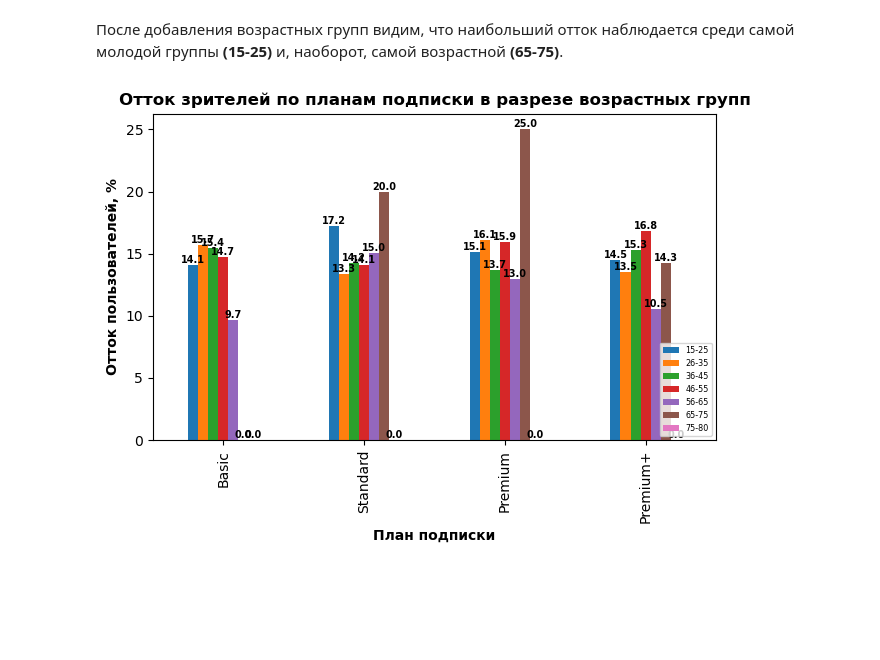
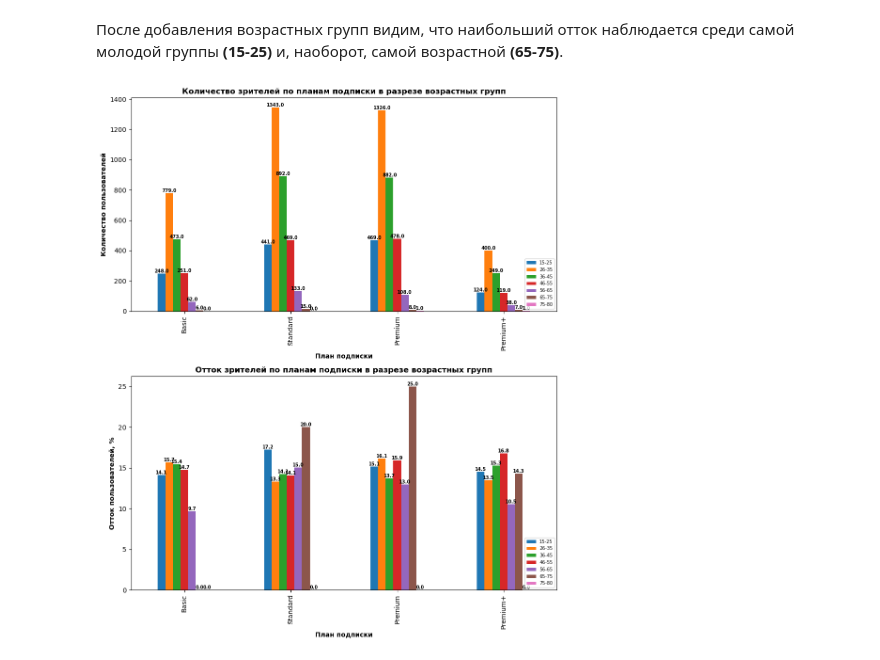
Before and after one commit to rouch314/netflix-users-behavior-analysis, a Jupyter notebook: netflix-analysis.ipynb, the cells around one changed output. Drawn from its saved outputs; the diff is of its cells as text; code cells hidden in the pictures; blank space fills up the shorter version.

```diff
--- a/netflix-analysis.ipynb
+++ b/netflix-analysis.ipynb
@@ -913,17 +913,30 @@ plt.show()
 # %% [markdown]
 После добавления возрастных групп видим, что наибольший отток наблюдается среди самой молодой группы **(15-25)** и, наоборот, самой возрастной **(65-75)**.
 # %%
+users_by_sub_age = df.groupby(['subscription_plan', 'age_group'], observed= True)['user_id'].count().sort_values()
 churn_by_sub_age = df.groupby(['subscription_plan', 'age_group'], observed= True)['is_active'].apply(lambda x: (1 - x.mean()) * 100).sort_values()
 
-plot = churn_by_sub_age.unstack().plot(kind='bar')
-for i in plot.containers:
-    plot.bar_label(i, fmt='%.1f', fontsize=7, fontweight='bold')
+fig, axes = plt.subplots(2, 1, figsize=(10, 12))
 
-plt.xlabel('План подписки', fontweight='bold')
-plt.ylabel('Отток пользователей, %', fontweight='bold')
-plt.title('Отток зрителей по планам подписки в разрезе возрастных групп', fontweight='bold')
+plot1 = users_by_sub_age.unstack().plot(kind='bar', ax=axes[0], width=0.5)
+for i in plot1.containers:
+    plot1.bar_label(i, fmt='%.1f', fontsize=7, fontweight='bold')
+
+plot1.set_xlabel('План подписки', fontweight='bold')
+plot1.set_ylabel('Количество пользователей', fontweight='bold')
+plot1.set_title('Количество зрителей по планам подписки в разрезе возрастных групп', fontweight='bold')
+plot1.legend(loc='lower right', fontsize='x-small')
+
+plot2 = churn_by_sub_age.unstack().plot(kind='bar', ax=axes[1])
+for i in plot2.containers:
+    plot2.bar_label(i, fmt='%.1f', fontsize=7, fontweight='bold')
+
+plot2.set_xlabel('План подписки', fontweight='bold')
+plot2.set_ylabel('Отток пользователей, %', fontweight='bold')
+plot2.set_title('Отток зрителей по планам подписки в разрезе возрастных групп', fontweight='bold')
+plot2.legend(loc='lower right', fontsize='x-small')
+
 plt.tight_layout()
-plt.legend(loc='lower right', fontsize='xx-small')
 plt.show()
 # %% [output]
-[figure, old version]
+[figure, new version]
```
